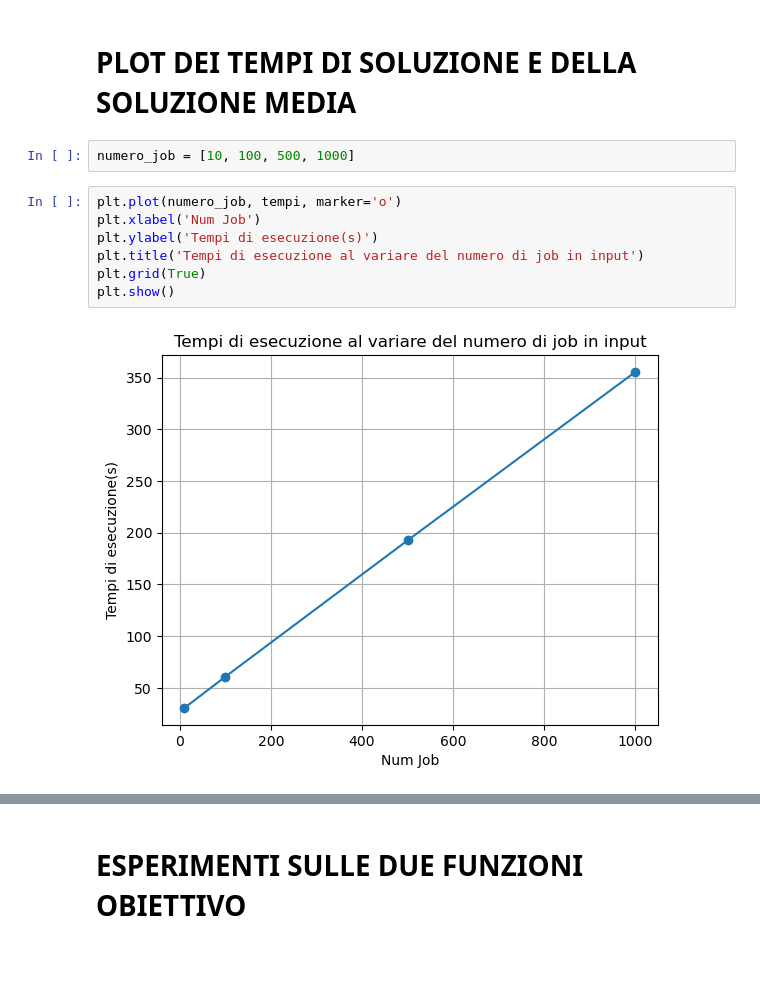
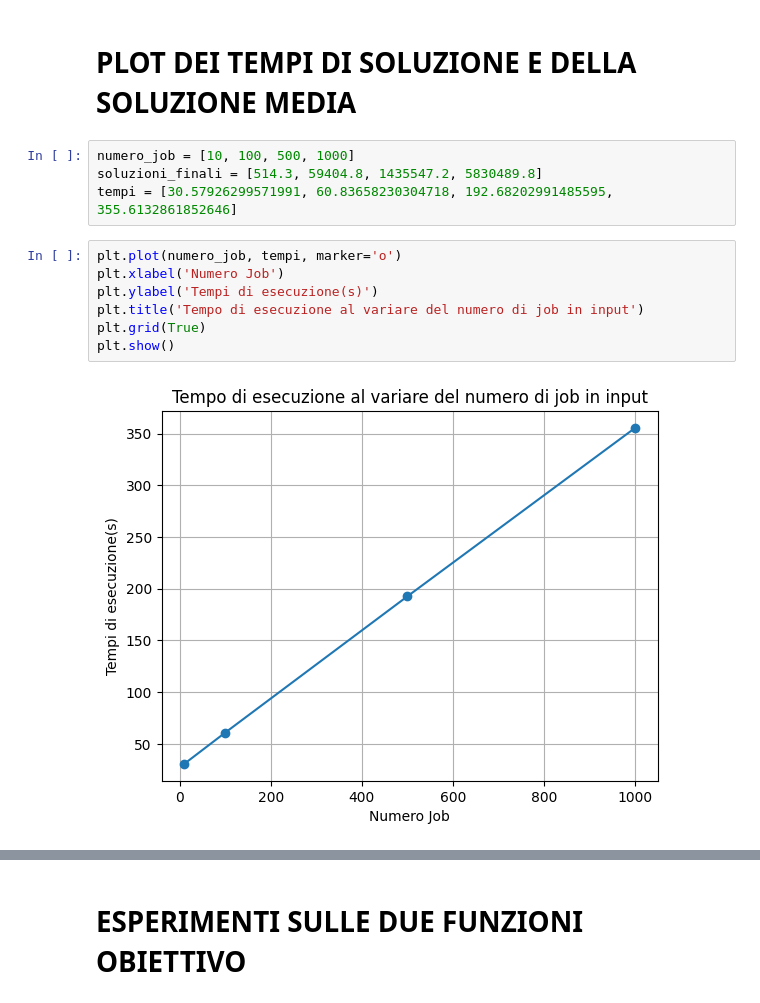
Before and after one commit to FabLetizia/Job-shop-scheduling, a Jupyter notebook: simulated_annealing.ipynb, the cells around one changed output, grey strips where cells are left out. Saved outputs shown, nothing was run; the diff lists cells and outputs as text; blank space fills up the shorter version.

```diff
--- a/simulated_annealing.ipynb
+++ b/simulated_annealing.ipynb
@@ -490,16 +478,18 @@ print("Soluzione media: " + str(sum(soluzioni)/len(soluzioni)))
 Soluzione media: 32336.5
 # %% [markdown]
 # PLOT DEI TEMPI DI SOLUZIONE E DELLA SOLUZIONE MEDIA
-# %%
-numero_job = [10, 100, 500, 1000]
+# %%
+numero_job = [10, 100, 500, 1000]
+soluzioni_finali = [514.3, 59404.8, 1435547.2, 5830489.8]
+tempi = [30.57926299571991, 60.83658230304718, 192.68202991485595, 355.6132861852646]
 # %%
 plt.plot(numero_job, tempi, marker='o')
-plt.xlabel('Num Job')
+plt.xlabel('Numero Job')
 plt.ylabel('Tempi di esecuzione(s)')
-plt.title('Tempi di esecuzione al variare del numero di job in input')
+plt.title('Tempo di esecuzione al variare del numero di job in input')
 plt.grid(True)
 plt.show()
 # %% [output]
-[figure, old version]
+[figure, new version]
 # %%
 plt.plot(numero_job, soluzioni_finali, marker='o')
```
Also changed, not shown: parts of 6 cells of this notebook.
